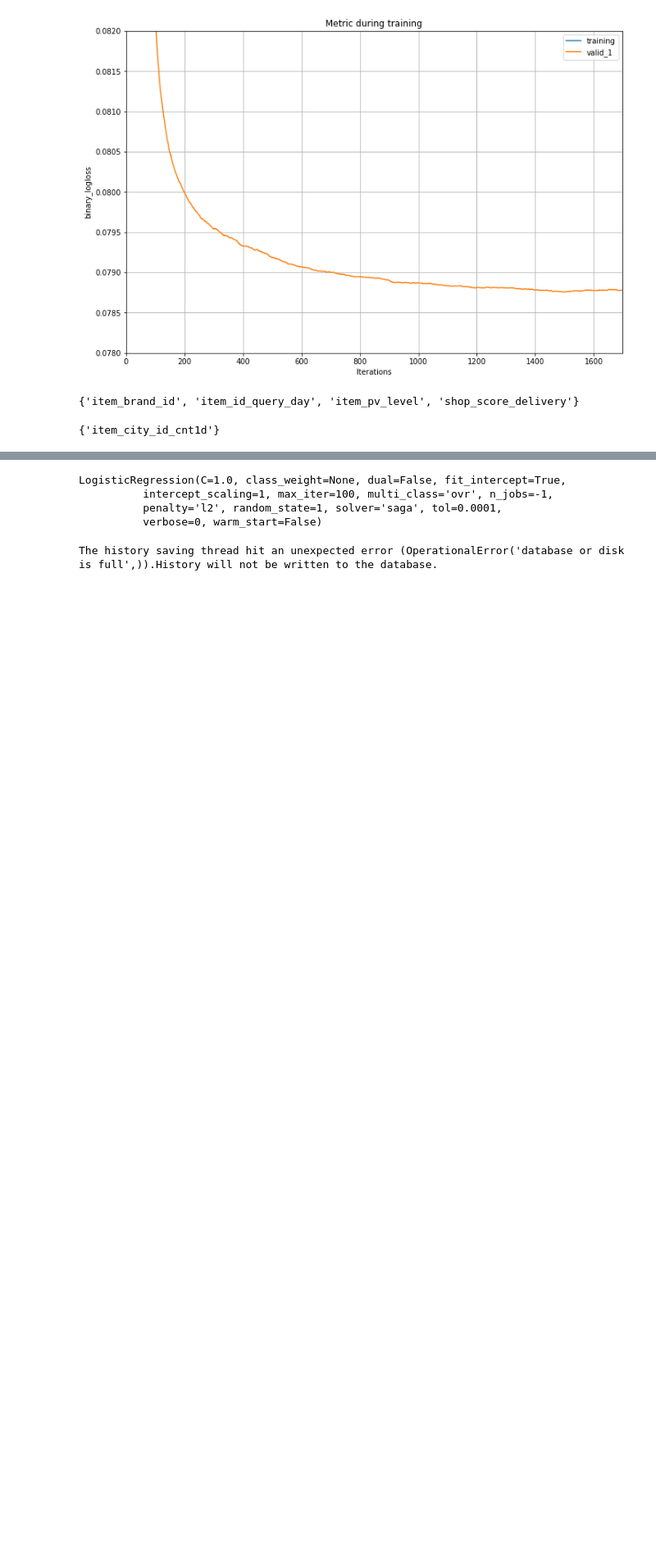
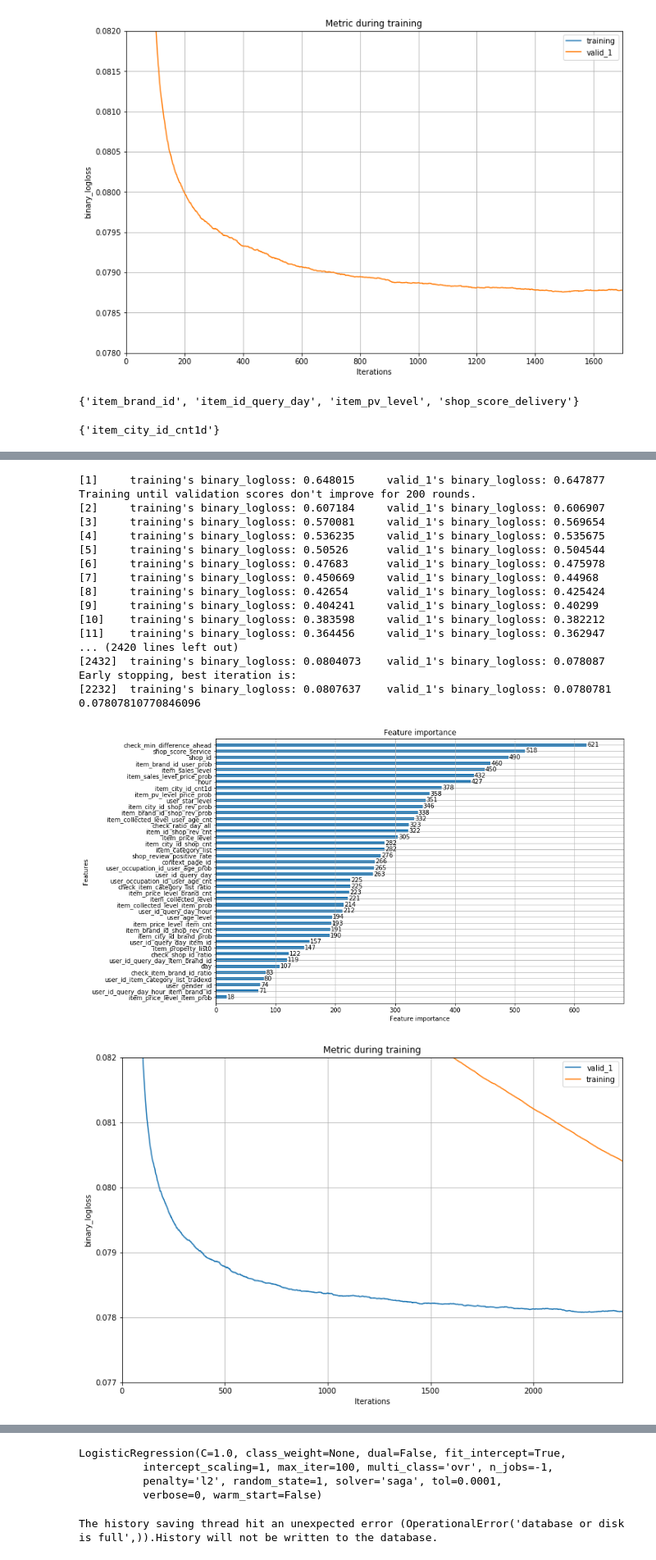
Before and after one commit to duxuhao/IJCAI-2018-2, a Jupyter notebook: Lab3.ipynb, the cells around one changed output, grey strips where cells are left out. Shown at 82% size. Saved outputs shown, nothing was run; the diff lists cells and outputs as text; code cells hidden in the pictures; blank space fills up the shorter version.

```diff
--- a/Lab3.ipynb
+++ b/Lab3.ipynb
@@ -488,0 +678,34 @@ user_occupation_id_item_city_id_tradexd
+# %%
+label = 'is_trade'
+start_features =['item_city_id_brand_prob','item_price_level_brand_cnt','item_brand_id_user_prob',
+                 'check_min_difference_ahead',
+                 'item_category_list', 'item_price_level', 'item_sales_level', 'item_collected_level', 'user_gender_id', 'user_age_level', 'user_star_level', 'context_page_id', 'shop_review_positive_rate', 'shop_score_service', 'hour', 'day', 'user_id_query_day_hour', 'shop_id', 'user_id_query_day_item_brand_id', 'user_id_query_day_hour_item_brand_id', 'user_id_query_day', 'user_id_query_day_item_id', 'check_item_brand_id_ratio', 'check_shop_id_ratio', 'check_item_category_list_ratio', 'check_ratio_day_all', 'item_city_id_shop_cnt', 'item_city_id_shop_rev_prob', 'item_id_shop_rev_cnt', 'item_property_list0', 'item_pv_level_price_prob', 'item_collected_level_item_prob', 'item_sales_level_price_prob', 'item_city_id_cnt1d', 'item_collected_level_user_age_cnt', 'item_price_level_item_cnt', 'item_price_level_item_prob',
+                'user_id_item_category_list_tradexd','item_brand_id_shop_rev_cnt','item_brand_id_shop_rev_prob',
+                 'user_occupation_id_user_age_cnt',
+                ]
+clf = lgbm.LGBMClassifier(random_state=1, num_leaves = 6,n_estimators=20000,max_depth=3,learning_rate = 0.05, n_jobs=8)
+clf = run(start_features, label, df2, clf, True)
+lgbm.plot_importance(clf,figsize=(12,8),height=0.5)
+plt.show()
+lgbm.plot_metric(clf,figsize=(12,8),ylim=(0.077,0.082))
+plt.show()
+# %% [output]
+[1]     training's binary_logloss: 0.648015     valid_1's binary_logloss: 0.647877
+Training until validation scores don't improve for 200 rounds.
+[2]     training's binary_logloss: 0.607184     valid_1's binary_logloss: 0.606907
+[3]     training's binary_logloss: 0.570081     valid_1's binary_logloss: 0.569654
+[4]     training's binary_logloss: 0.536235     valid_1's binary_logloss: 0.535675
+[5]     training's binary_logloss: 0.50526      valid_1's binary_logloss: 0.504544
+[6]     training's binary_logloss: 0.47683      valid_1's binary_logloss: 0.475978
+[7]     training's binary_logloss: 0.450669     valid_1's binary_logloss: 0.44968
+[8]     training's binary_logloss: 0.42654      valid_1's binary_logloss: 0.425424
+[9]     training's binary_logloss: 0.404241     valid_1's binary_logloss: 0.40299
+[10]    training's binary_logloss: 0.383598     valid_1's binary_logloss: 0.382212
+[11]    training's binary_logloss: 0.364456     valid_1's binary_logloss: 0.362947
+... (2420 lines left out)
+[2432]  training's binary_logloss: 0.0804073    valid_1's binary_logloss: 0.078087
+Early stopping, best iteration is:
+[2232]  training's binary_logloss: 0.0807637    valid_1's binary_logloss: 0.0780781
+0.07807810770846096
+[figure, added]
+[figure, added]
```
Also changed, not shown: parts of 40 cells of this notebook, 17 other files.
